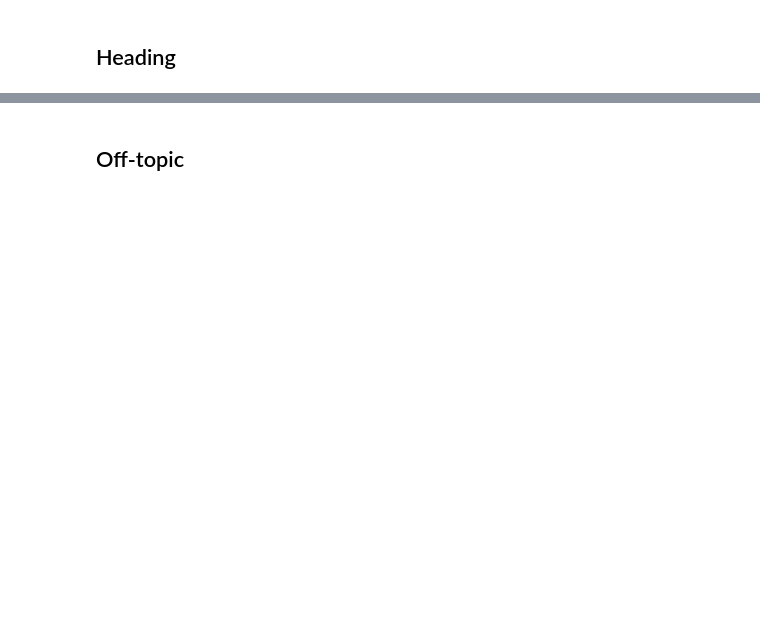
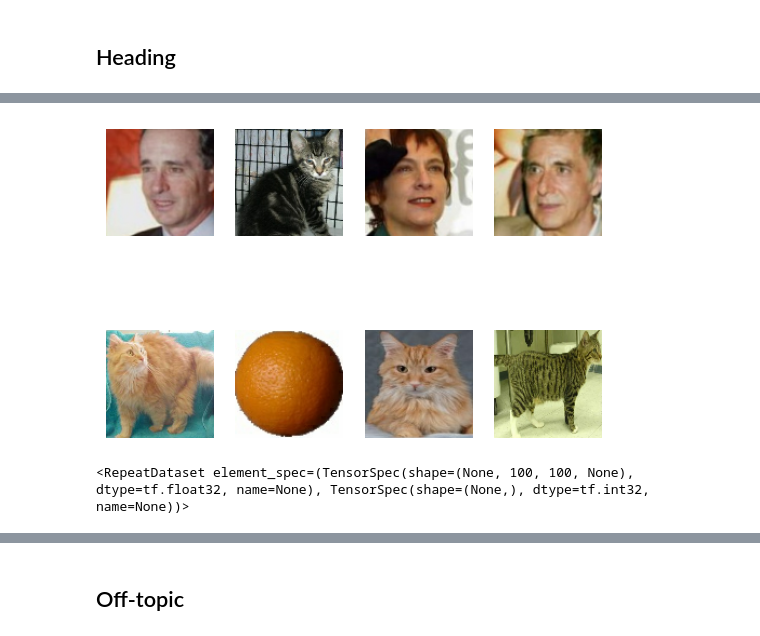
Before and after one commit to hrstnikolov/Deep-Learning, a Jupyter notebook: 08-exam-prep/Untitled.ipynb, the cells around one changed output, grey strips where cells are left out. Cells and saved outputs as stored; diff of their text form; code cells hidden in the pictures; blank space fills up the shorter version.

```diff
--- a/08-exam-prep/Untitled.ipynb
+++ b/08-exam-prep/Untitled.ipynb
@@ -86,0 +112,33 @@ tf.Tensor(
+# %%
+# Split into batches
+
+dataset = tf.data.Dataset.from_tensor_slices((filepaths, labels))
+dataset = dataset.shuffle(buffer_size=len(dataset), seed=SEED)
+dataset = dataset.map(preprocess_image)
+dataset = dataset.batch(batch_size=BATCH_SIZE)
+
+# Display the first minibatch
+for minibatch in dataset.take(1):
+    images = minibatch[0].numpy()
+    for i, image in enumerate(images):
+        plt.subplot(2, BATCH_SIZE // 2, i+1)
+        plt.imshow(image)
+        plt.axis('off')
+
+    plt.show()
+# %% [output]
+[figure, added]
+# %%
+# Add `repeat`. Chain the steps.
+
+dataset = (
+    tf.data.Dataset.from_tensor_slices((filepaths, labels))
+    .shuffle(buffer_size=len(dataset), seed=SEED)
+    .map(preprocess_image)
+    .batch(batch_size=BATCH_SIZE)
+    .repeat()
+)
+
+dataset
+# %% [output]
+<RepeatDataset element_spec=(TensorSpec(shape=(None, 100, 100, None), dtype=tf.float32, name=None), TensorSpec(shape=(None,), dtype=tf.int32, name=None))>
```
Also changed, not shown: parts of 15 cells of this notebook, 5 other files.
